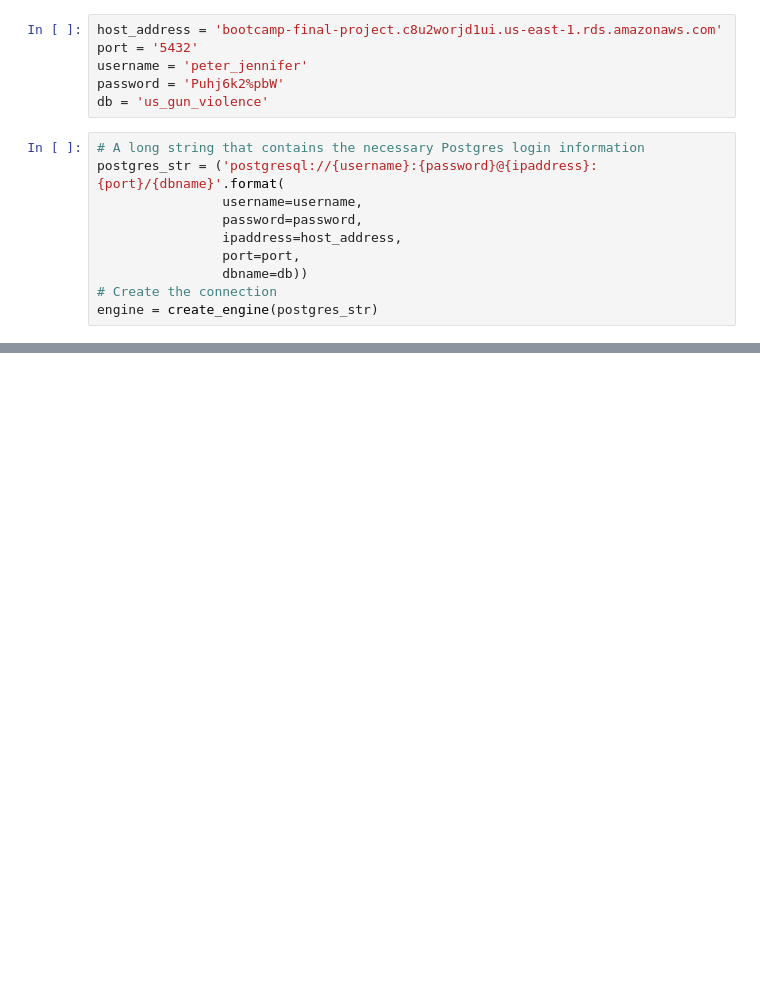
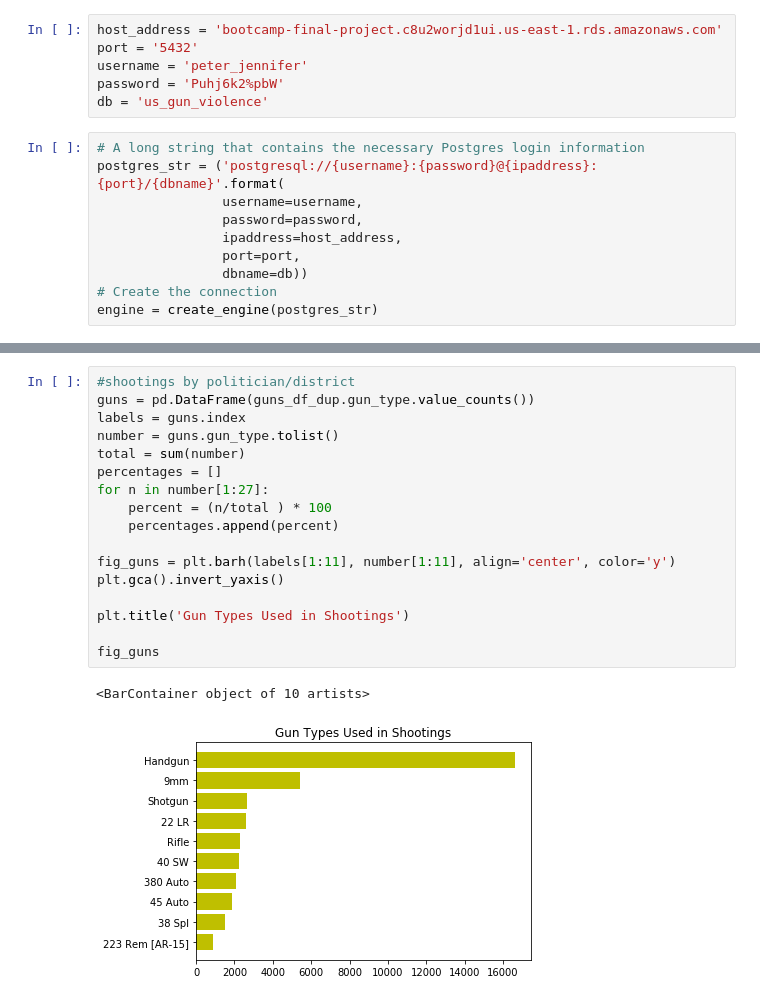
Before and after one commit to jennitian/gun-violence, a Jupyter notebook: Analysis 1.ipynb, the cells around one changed output, grey strips where cells are left out. Cells and saved outputs as stored; diff of their text form; blank space fills up the shorter version.

```diff
--- a/Analysis 1.ipynb
+++ b/Analysis 1.ipynb
@@ -55,0 +117,20 @@ districts = suspects_df.shooting_district.value_counts()
+# %%
+#shootings by politician/district
+guns = pd.DataFrame(guns_df_dup.gun_type.value_counts())
+labels = guns.index
+number = guns.gun_type.tolist()
+total = sum(number)
+percentages = []
+for n in number[1:27]:
+    percent = (n/total ) * 100
+    percentages.append(percent)
+
+fig_guns = plt.barh(labels[1:11], number[1:11], align='center', color='y')
+plt.gca().invert_yaxis()
+
+plt.title('Gun Types Used in Shootings')
+
+fig_guns
+# %% [output]
+<BarContainer object of 10 artists>
+[figure, added]
```
Also changed, not shown: parts of 16 cells of this notebook, 1 other file.
